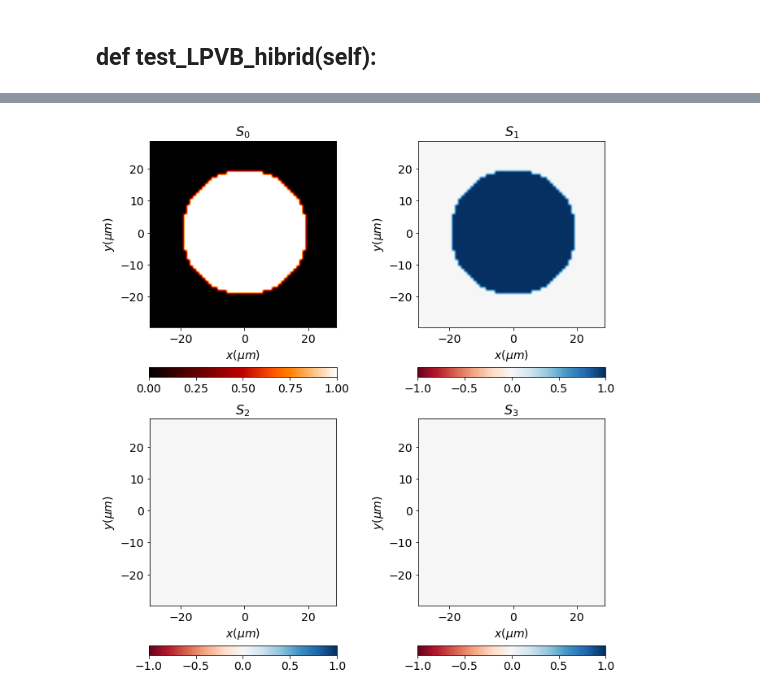
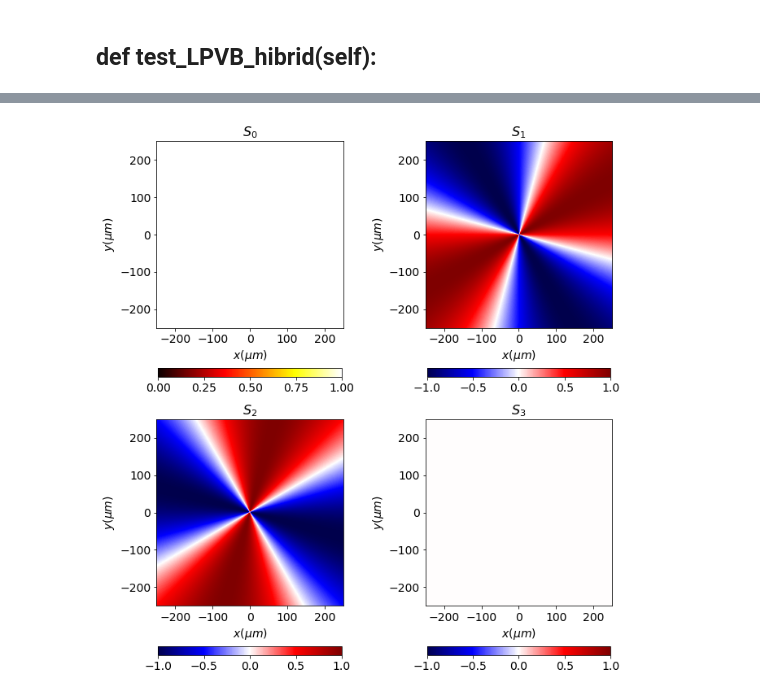
Before and after one commit to aocg-ucm/diffractio, a Jupyter notebook: development/tests_help/Test_vector_paraxial_sources_XY.ipynb, the cells around one changed output, grey strips where cells are left out. Cells and saved outputs as stored; diff of their text form; code cells hidden in the pictures.

```diff
--- a/development/tests_help/Test_vector_paraxial_sources_XY.ipynb
+++ b/development/tests_help/Test_vector_paraxial_sources_XY.ipynb
@@ -436,18 +438,12 @@ EM.draw(kind='stokes');
 # %%
-length = 1000 * um
-num_data = 1024
+length = 500 * um
+num_data = 512
 x0 = np.linspace(-length / 2, length / 2, num_data)
 y0 = np.linspace(-length / 2, length / 2, num_data)
-wavelength = 4
+wavelength = 2
 
-EM1 = Vector_paraxial_source_XY(x0, y0, wavelength)
-EM1.Vector_paraxial_dipole(
-    A=1e-9, phase=0 * degrees, p0=[1, 0, 0], z=50 * mm)
+EM = Vector_paraxial_source_XY(x0, y0, wavelength)
+EM.spiral_polarized_beam(
+    A=1, x_center=(0 * um, 0 * um), alpha=60 * degrees, radius=0)
 
-t = Scalar_mask_XY(x=x0, y=y0, wavelength=wavelength)
-t.circle(r0=(0, 0), radius=(length / 2, length / 2), angle=0)
-
-EM2 = Vector_paraxial_mask_XY(x0, y0, wavelength)
-EM2.unique_mask(t, v=[1, 1, 1])
-
-EM1 = EM1 * EM2
+EM.draw(kind='fields');
@@ -454,17 +451,0 @@ EM1 = EM1 * EM2
-# %%
-t1 = Scalar_mask_XY(x=x0, y=y0, wavelength=wavelength)
-focal = 2 * mm
-t1.lens(
-    r0=(0 * um, 0 * um),
-    radius=(length / 50, length / 50),
-    focal=(focal, focal),
-    angle=0 * degrees,
-    mask=True)
-
-EM2 = Vector_paraxial_mask_XY(x0, y0, wavelength)
-EM2.unique_mask(t1, v=[1, 1, 1])
-
-EM = EM1 * EM2
-
-EM.normalize()
-EM.draw(kind='fields')
@@ -481,4 +452,4 @@ EM2=EM.cut_resample(x_limits=[-30,30],
 # %%
-EM2.draw(kind='stokes');
+EM.draw(kind='stokes');
 # %% [output]
-[figure, old version]
+[figure, new version]
```
Also changed, not shown: parts of 39 cells of this notebook, 16 other files.
